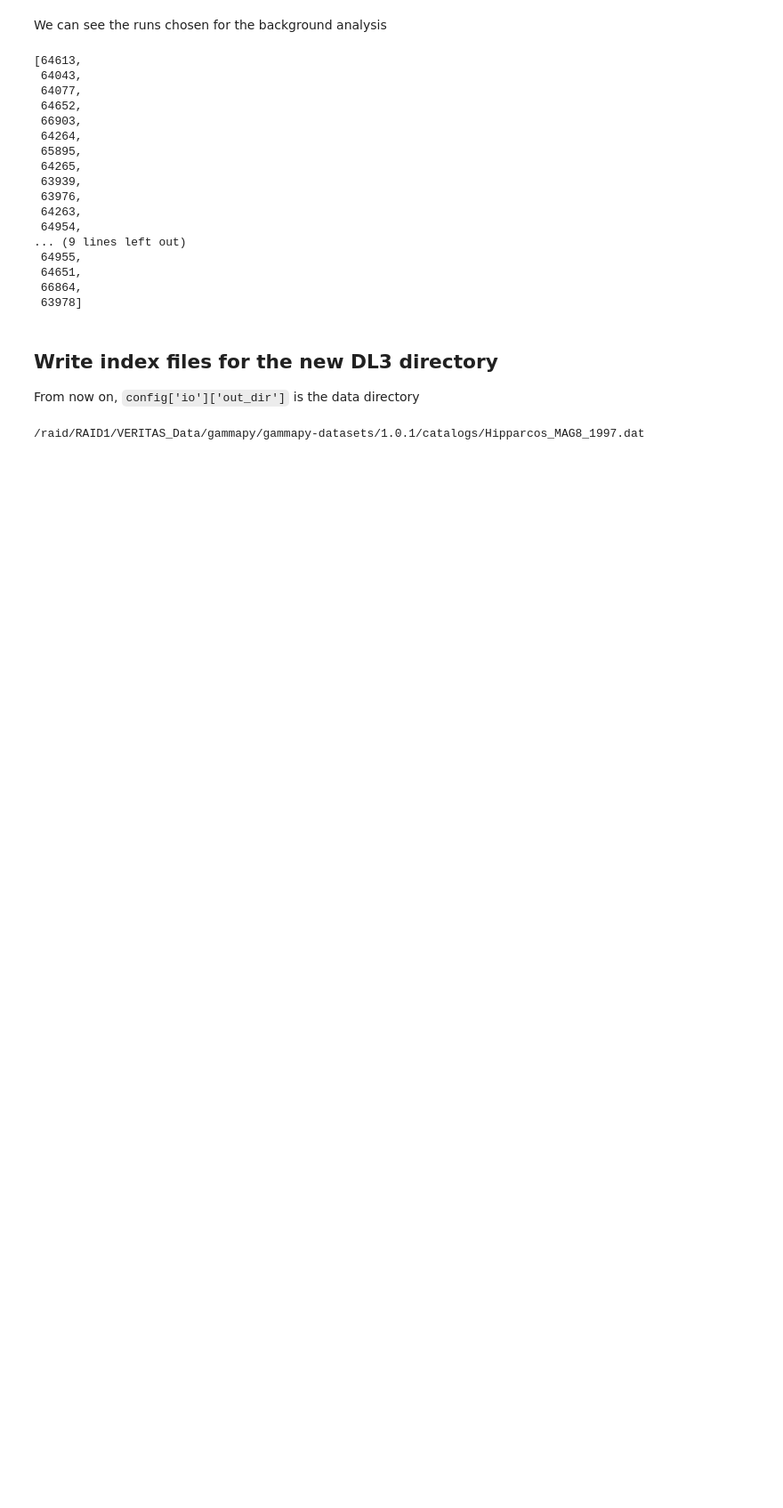
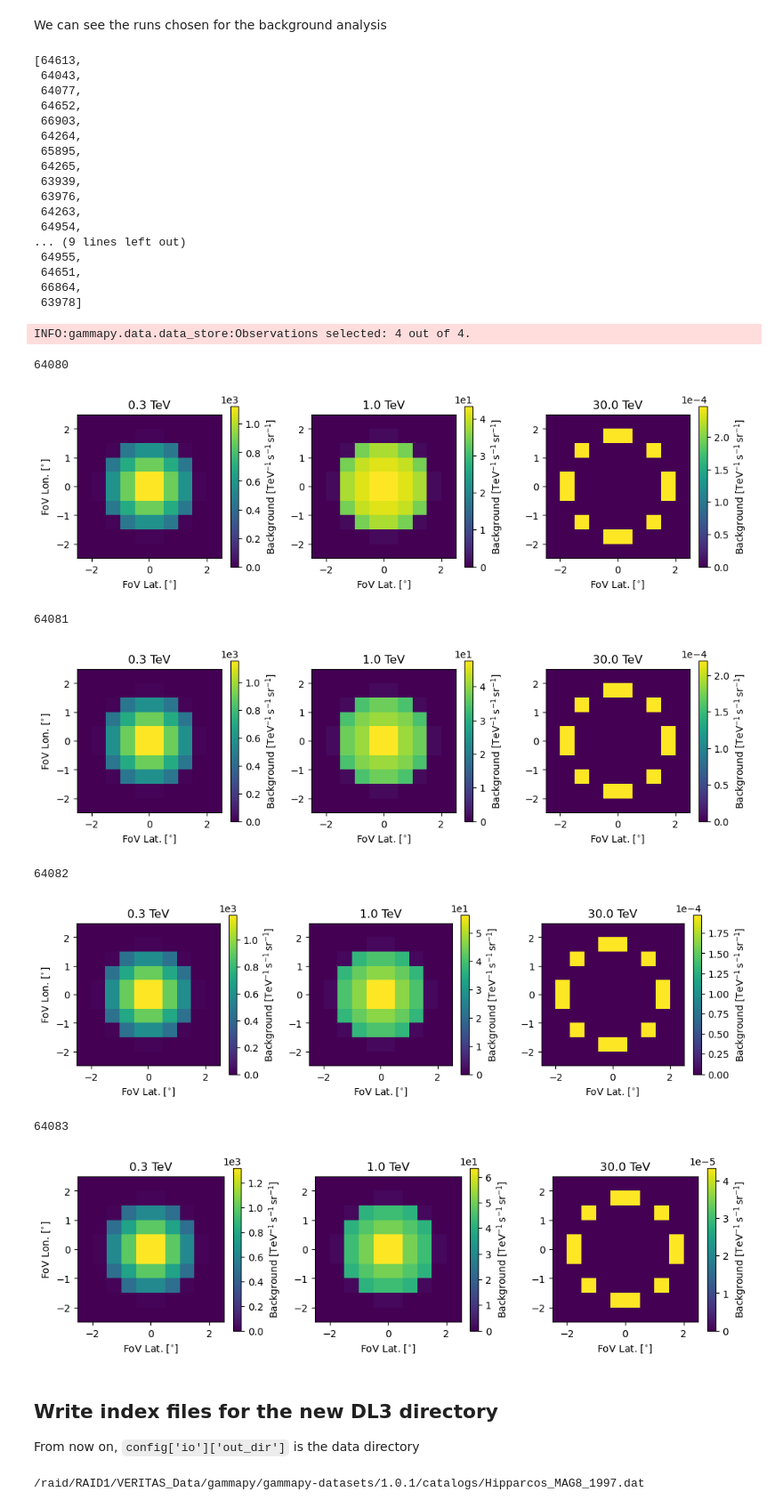
Before and after one commit to VERITAS-Observatory/gammapy-tools, a Jupyter notebook: examples/analysis_notebook.ipynb, the cells around one changed output. Shown: that part at 89% size. Drawn from its saved outputs; the diff is of its cells as text; code cells hidden in the pictures; blank space fills up the shorter version.

```diff
--- a/examples/analysis_notebook.ipynb
+++ b/examples/analysis_notebook.ipynb
@@ -148,6 +153,26 @@ config["background_selection"]['bkg_runlist'][64080]
  64651,
  66864,
  63978]
+# %%
+
+
+my_data = DataStore.from_dir(config["io"]["out_dir"])
+my_observations = my_data.get_observations()
+
+for obs in my_observations:
+    print(obs.obs_id)
+    obs.bkg.plot_at_energy([0.3 * u.TeV,1*u.TeV,30*u.TeV])
+    plt.show()
+# %% [output]
+INFO:gammapy.data.data_store:Observations selected: 4 out of 4.
+64080
+[figure, added]
+64081
+[figure, added]
+64082
+[figure, added]
+64083
+[figure, added]
 # %% [markdown]
 ## Write index files for the new DL3 directory
 
```
Also changed, not shown: parts of 7 cells of this notebook, 1 other file.
